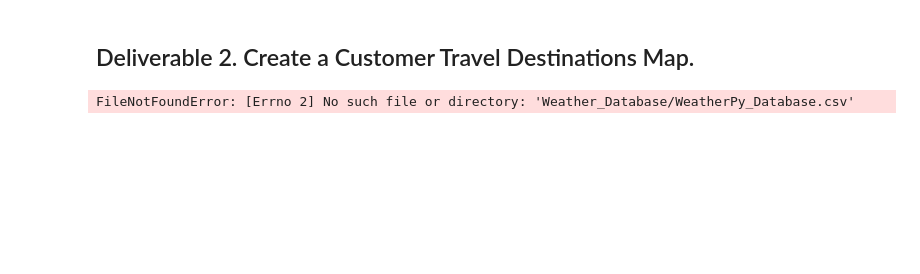
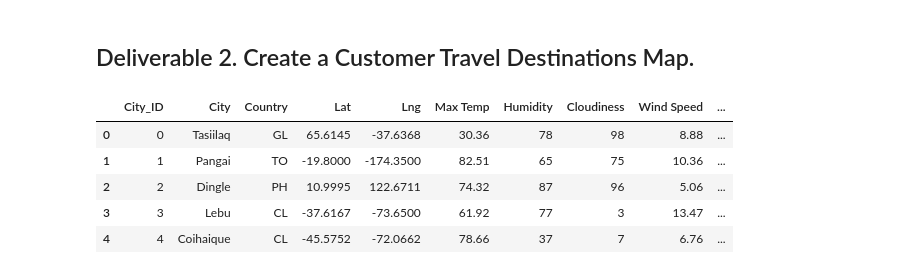
Before and after one commit to racruz25/world-weather-analysis, a Jupyter notebook: Vacation_Search/Vacation_Search.ipynb, the cells around one changed output. Cells and saved outputs as stored; diff of their text form; code cells hidden in the pictures; blank space fills up the shorter version.

```diff
--- a/Vacation_Search/Vacation_Search.ipynb
+++ b/Vacation_Search/Vacation_Search.ipynb
@@ -13,10 +13,15 @@ from config import g_key
 gmaps.configure(api_key=g_key)
 # %%
 # 1. Import the WeatherPy_database.csv file.
-city_data_df = pd.read_csv("Weather_Database/WeatherPy_Database.csv")
+city_data_df = pd.read_csv("/Users/rickcruz/Documents/UT-Data-Bootcamp/API/world-weather-analysis/Weather_Database/WeatherPy_Database.csv")
 city_data_df.head()
 # %% [output]
-FileNotFoundError: [Errno 2] No such file or directory: 'Weather_Database/WeatherPy_Database.csv'
+|  | City_ID | City | Country | Lat | Lng | Max Temp | Humidity | Cloudiness | Wind Speed | ... |
+| 0 | 0 | Tasiilaq | GL | 65.6145 | -37.6368 | 30.36 | 78 | 98 | 8.88 | ... |
+| 1 | 1 | Pangai | TO | -19.8000 | -174.3500 | 82.51 | 65 | 75 | 10.36 | ... |
+| 2 | 2 | Dingle | PH | 10.9995 | 122.6711 | 74.32 | 87 | 96 | 5.06 | ... |
+| 3 | 3 | Lebu | CL | -37.6167 | -73.6500 | 61.92 | 77 | 3 | 13.47 | ... |
+| 4 | 4 | Coihaique | CL | -45.5752 | -72.0662 | 78.66 | 37 | 7 | 6.76 | ... |
 # %%
 # 2. Prompt the user to enter minimum and maximum temperature criteria
 # Get the maximum temperature.
```
Also changed, not shown: parts of 12 cells of this notebook, 4 other files.
